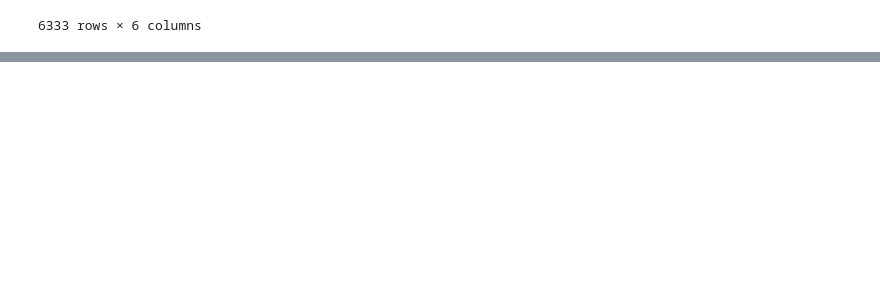
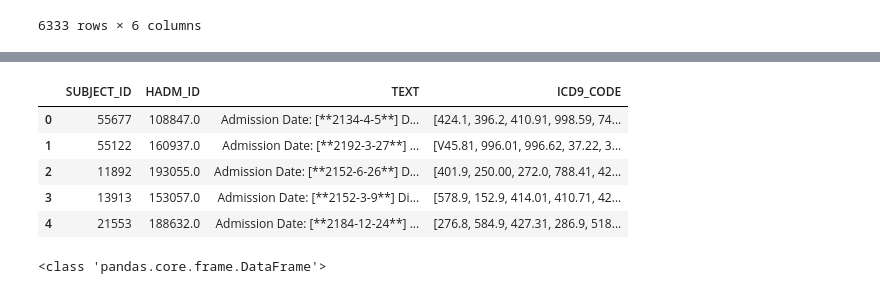
Before and after one commit to harsheet35/ICD-Coding, a Jupyter notebook: visualisation.ipynb, the cells around one changed output, grey strips where cells are left out. Cells and saved outputs as stored; diff of their text form; code cells hidden in the pictures; blank space fills up the shorter version.

```diff
--- a/visualisation.ipynb
+++ b/visualisation.ipynb
@@ -464,0 +573,22 @@ count_tokens(text="Oh yeah babe 69 karte h meow meow meow meow")
+# %%
+from typing import List
+import re
+def clear_icd_codes(codes: List) -> List:
+    text = ""
+    for code_part in codes:
+        text += str(code_part)
+    regex = r'\b[A-Z]?\d{2,4}(?:\.\d{1,4})\b'
+    icd_codes = re.findall(regex, text)
+    return icd_codes
+# %%
+res_df['ICD9_CODE'] = res_df['ICD9_CODE'].apply(clear_icd_codes)
+# type(res_df.iloc[3, -1])
+# %%
+res_df
+# %% [output]
+|  | SUBJECT_ID | HADM_ID | TEXT | ICD9_CODE |
+| 0 | 55677 | 108847.0 | Admission Date: [**2134-4-5**] D... | [424.1, 396.2, 410.91, 998.59, 74... |
+| 1 | 55122 | 160937.0 | Admission Date: [**2192-3-27**] ... | [V45.81, 996.01, 996.62, 37.22, 3... |
+| 2 | 11892 | 193055.0 | Admission Date: [**2152-6-26**] D... | [401.9, 250.00, 272.0, 788.41, 42... |
+| 3 | 13913 | 153057.0 | Admission Date: [**2152-3-9**] Di... | [578.9, 152.9, 414.01, 410.71, 42... |
+| 4 | 21553 | 188632.0 | Admission Date: [**2184-12-24**] ... | [276.8, 584.9, 427.31, 286.9, 518... |
@@ -464,0 +618,6 @@ count_tokens(text="Oh yeah babe 69 karte h meow meow meow meow")
+# %%
+# train_df.hea
+# process_notes(dk, candidate_list=candidate_list)
+print(type(train_df))
+# %% [output]
+<class 'pandas.core.frame.DataFrame'>
```
Also changed, not shown: parts of 16 cells of this notebook, 3 other files.
